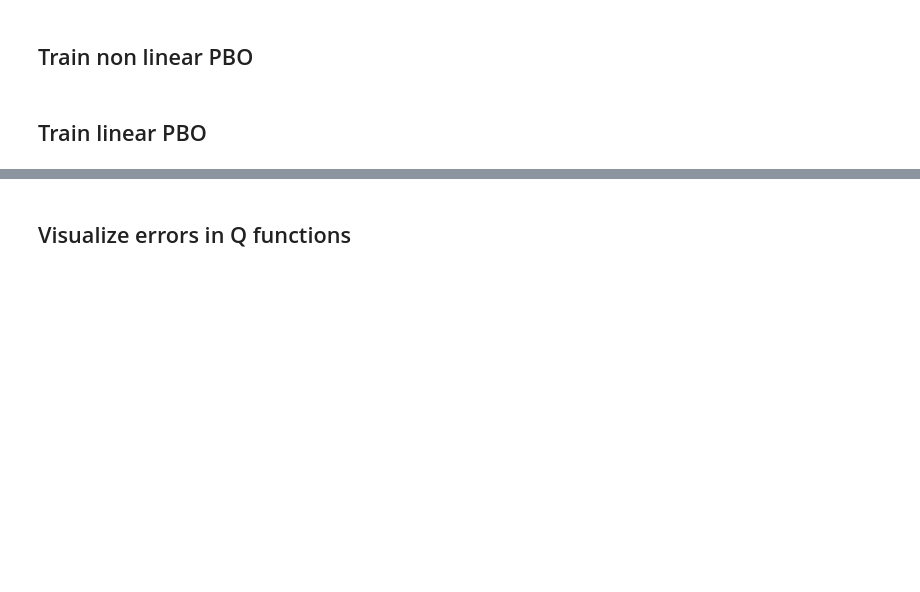
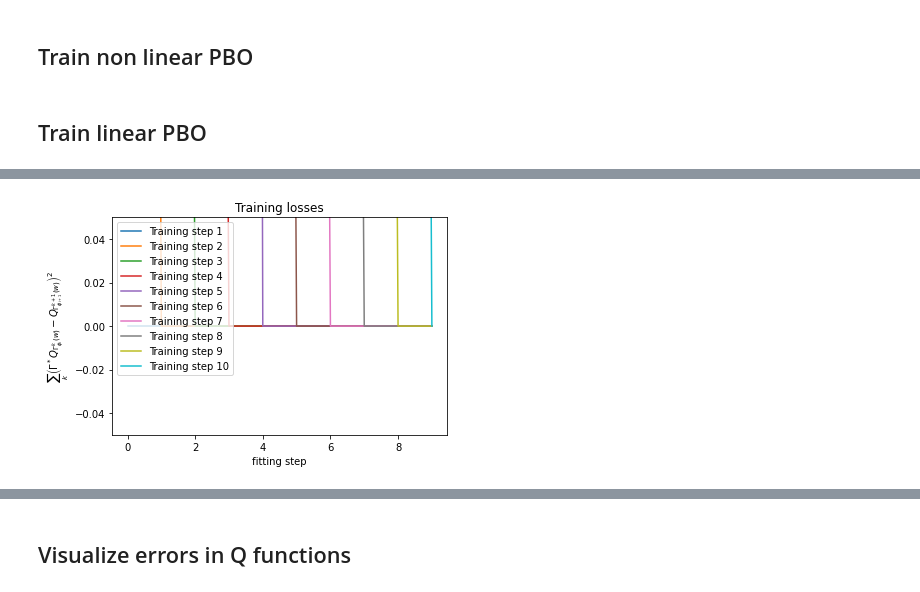
Before and after one commit to theovincent/PBO, a Jupyter notebook: pbo_car_on_hill.ipynb, the cells around one changed output, grey strips where cells are left out. Saved outputs shown, nothing was run; the diff lists cells and outputs as text; code cells hidden in the pictures; blank space fills up the shorter version.

```diff
--- a/pbo_car_on_hill.ipynb
+++ b/pbo_car_on_hill.ipynb
@@ -23,24 +23,24 @@ n_samples = n_states_x * n_states_v * n_actions
 gamma = 0.9
 
 # # Weights collection
-# n_weights = 500
+n_weights = 500
 
 # # Trainings
 layers_dimension = (20, 20)
 max_bellman_iterations = 10
-batch_size_samples = n_samples
+batch_size_samples = n_samples // 4
 
 # ## Linear PBO
-fitting_steps = 8
-training_steps = 100
-# batch_size_weights = n_weights
-# learning_rate = {"first": 0.01, "last": 0.001, "duration": training_steps * fitting_steps * n_samples // batch_size_samples}
+fitting_steps = 4
+training_steps = 10
+batch_size_weights = n_weights
+learning_rate = {"first": 0.0005, "last": 0.00005, "duration": fitting_steps * n_samples // batch_size_samples}
 
 # ## Q-learning
 fitting_steps_q = fitting_steps * training_steps
-learning_rate_q = {"first": 0.01, "last": 0.0005, "duration": fitting_steps_q * n_samples // batch_size_samples}
+learning_rate_q = {"first": 0.001, "last": 0.0005, "duration": fitting_steps_q * n_samples // batch_size_samples}
 
 # # Visualisation of errors and performances
-# max_bellman_iterations_validation = max_bellman_iterations + 20
-# horizon = 10
+max_bellman_iterations_validation = max_bellman_iterations + 20
+horizon = 50
 # %% [output]
@@ -298,0 +334,12 @@ for bellman_iteration in range(max_bellman_iterations_validation):
+# %%
+for training_step in range(0, training_steps):
+    plt.plot(l2_losses[training_step], label=f"Training step {training_step + 1}")
+
+plt.legend()
+plt.ylim(0, max(l2_losses[0]))
+plt.xlabel("fitting step")
+plt.ylabel(r"$\sum_{k} \left(\Gamma^*Q_{\Gamma_{\phi_i}^k(w)} - Q_{\Gamma_{\phi_{i + 1}}^{k + 1}(w)} \right)^2$")
+plt.title("Training losses")
+plt.show()
+# %% [output]
+[figure, added]
```
Also changed, not shown: parts of 13 cells of this notebook, 2 other files.
